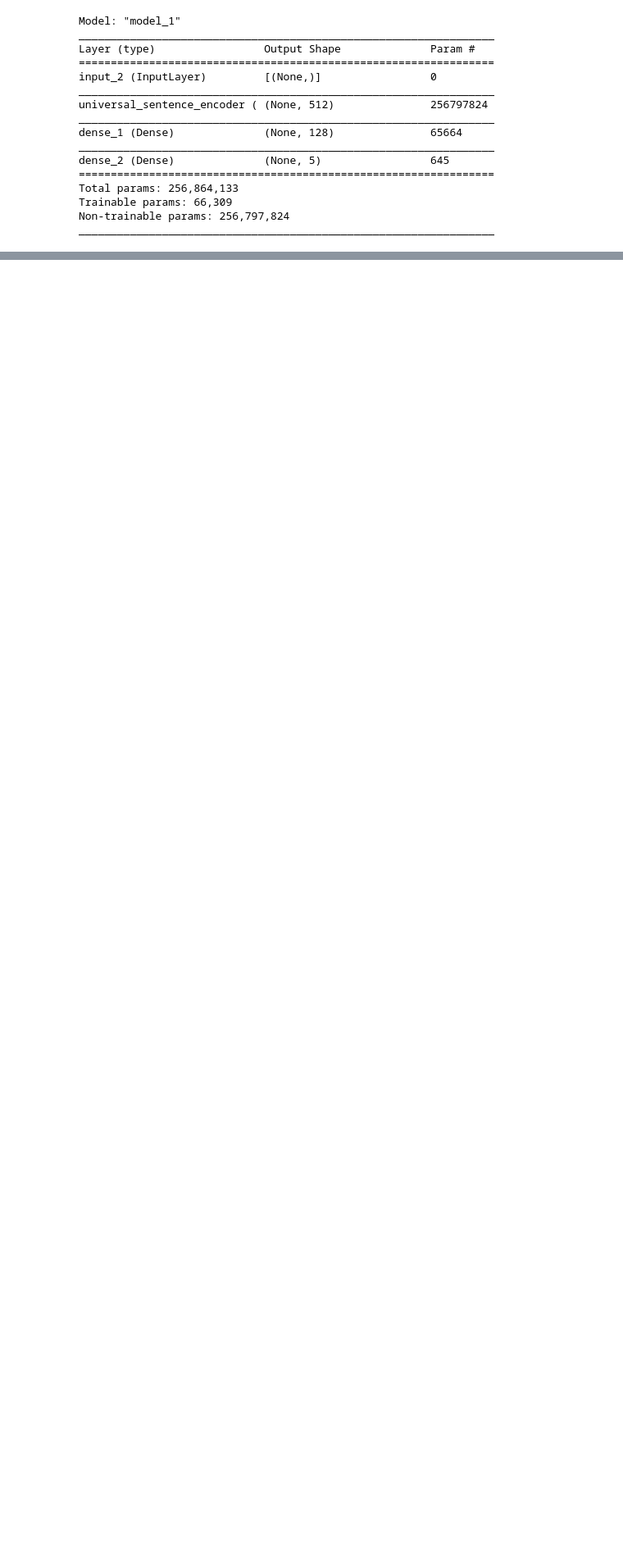
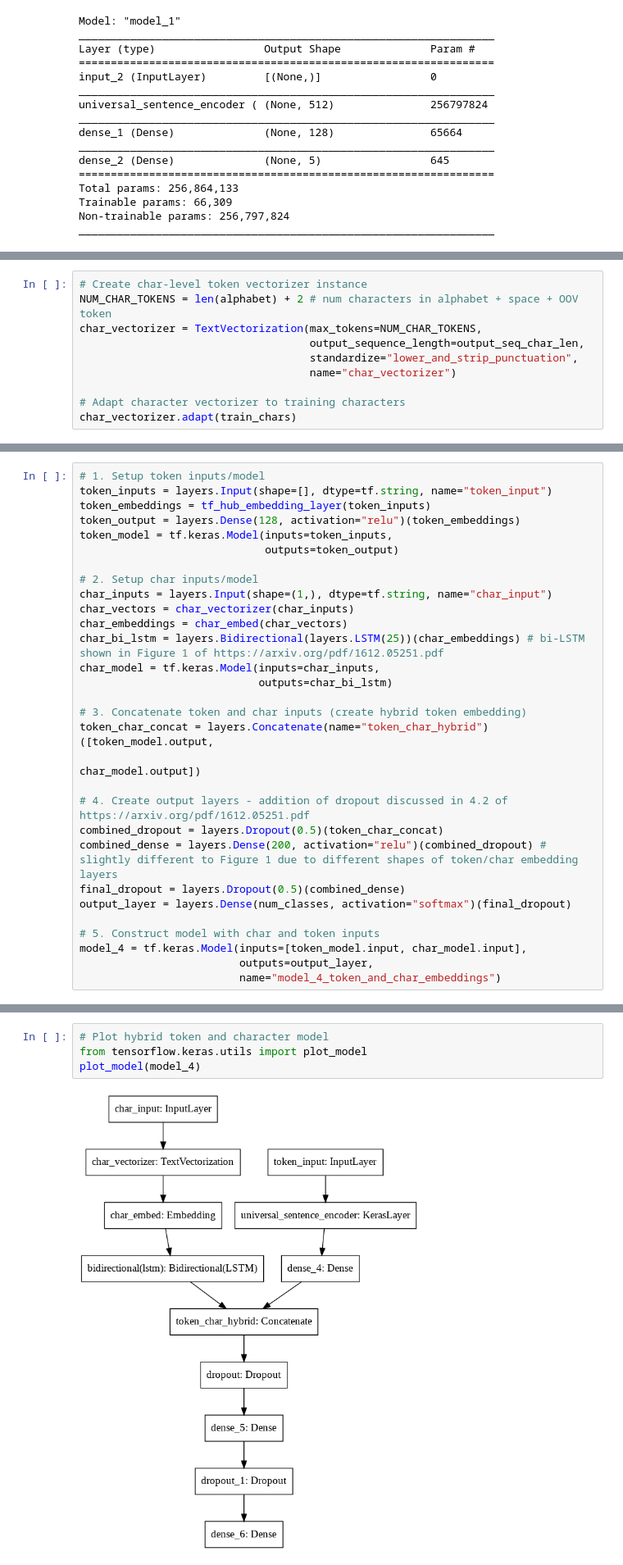
Before and after one commit to prachuryanath/TF-Learning, a Jupyter notebook: 09_SkimLit_nlp_milestone_project_2.ipynb, the cells around one changed output, grey strips where cells are left out. Shown: that part at 82% size. Drawn from its saved outputs; the diff is of its cells as text; blank space fills up the shorter version.

```diff
--- a/09_SkimLit_nlp_milestone_project_2.ipynb
+++ b/09_SkimLit_nlp_milestone_project_2.ipynb
@@ -837,0 +899,10 @@ model_2_results
+# %%
+# Create char-level token vectorizer instance
+NUM_CHAR_TOKENS = len(alphabet) + 2 # num characters in alphabet + space + OOV token
+char_vectorizer = TextVectorization(max_tokens=NUM_CHAR_TOKENS,
+                                    output_sequence_length=output_seq_char_len,
+                                    standardize="lower_and_strip_punctuation",
+                                    name="char_vectorizer")
+
+# Adapt character vectorizer to training characters
+char_vectorizer.adapt(train_chars)
@@ -837,0 +1069,30 @@ model_2_results
+# %%
+# 1. Setup token inputs/model
+token_inputs = layers.Input(shape=[], dtype=tf.string, name="token_input")
+token_embeddings = tf_hub_embedding_layer(token_inputs)
+token_output = layers.Dense(128, activation="relu")(token_embeddings)
+token_model = tf.keras.Model(inputs=token_inputs,
+                             outputs=token_output)
+
+# 2. Setup char inputs/model
+char_inputs = layers.Input(shape=(1,), dtype=tf.string, name="char_input")
+char_vectors = char_vectorizer(char_inputs)
+char_embeddings = char_embed(char_vectors)
+char_bi_lstm = layers.Bidirectional(layers.LSTM(25))(char_embeddings) # bi-LSTM shown in Figure 1 of https://arxiv.org/pdf/1612.05251.pdf
+char_model = tf.keras.Model(inputs=char_inputs,
+                            outputs=char_bi_lstm)
+
+# 3. Concatenate token and char inputs (create hybrid token embedding)
+token_char_concat = layers.Concatenate(name="token_char_hybrid")([token_model.output,
+                                                                  char_model.output])
+
+# 4. Create output layers - addition of dropout discussed in 4.2 of https://arxiv.org/pdf/1612.05251.pdf
+combined_dropout = layers.Dropout(0.5)(token_char_concat)
+combined_dense = layers.Dense(200, activation="relu")(combined_dropout) # slightly different to Figure 1 due to different shapes of token/char embedding layers
+final_dropout = layers.Dropout(0.5)(combined_dense)
+output_layer = layers.Dense(num_classes, activation="softmax")(final_dropout)
+
+# 5. Construct model with char and token inputs
+model_4 = tf.keras.Model(inputs=[token_model.input, char_model.input],
+                         outputs=output_layer,
+                         name="model_4_token_and_char_embeddings")
@@ -837,0 +1120,6 @@ model_2_results
+# %%
+# Plot hybrid token and character model
+from tensorflow.keras.utils import plot_model
+plot_model(model_4)
+# %% [output]
+[figure, added]
```
Also changed, not shown: parts of 48 cells of this notebook.
